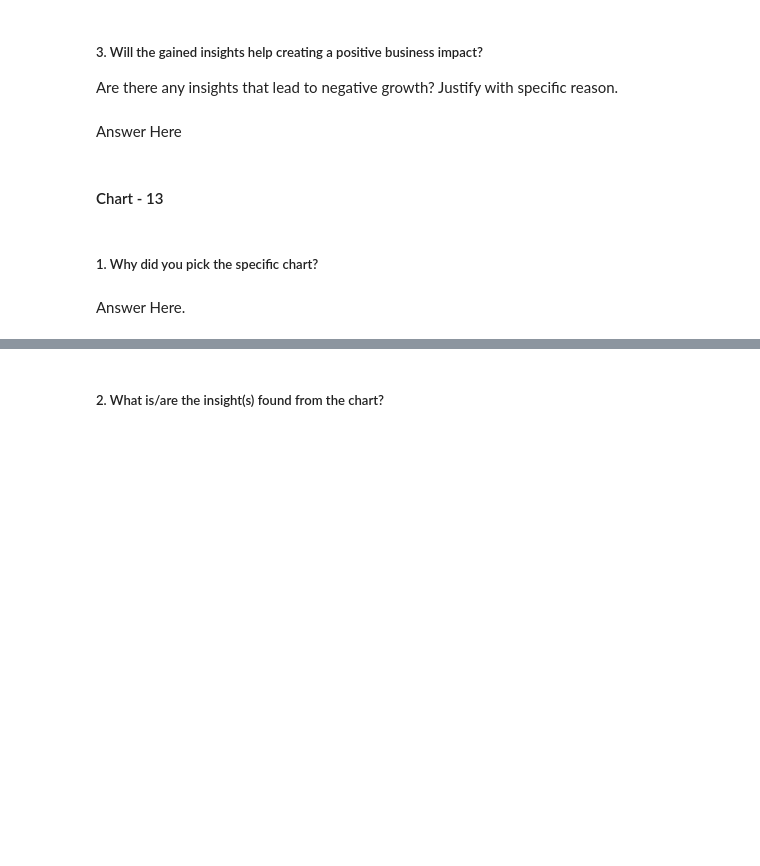
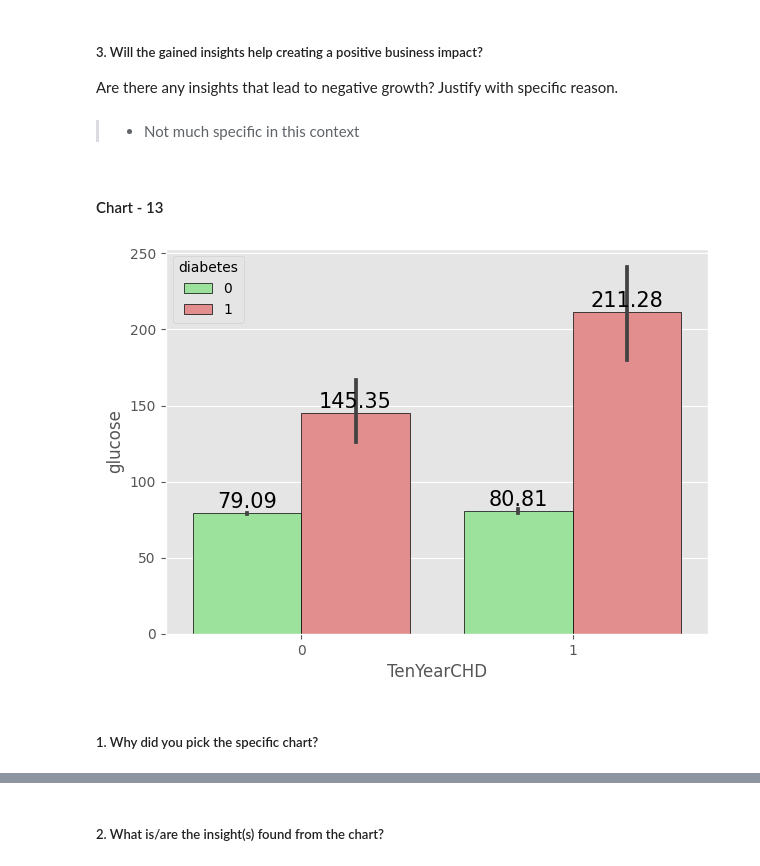
Before and after one commit to ashish-mali/Classification-Cardiovascular-Risk-Prediction, a Jupyter notebook: Cardiovascular_Risk_Prediction_Capstone_Project.ipynb, the cells around one changed output, grey strips where cells are left out. Saved outputs shown, nothing was run; the diff lists cells and outputs as text; code cells hidden in the pictures; blank space fills up the shorter version.

```diff
--- a/Cardiovascular_Risk_Prediction_Capstone_Project.ipynb
+++ b/Cardiovascular_Risk_Prediction_Capstone_Project.ipynb
@@ -1375,7 +1430,7 @@ Answer Here
 # %% [markdown]
 ##### 3. Will the gained insights help creating a positive business impact?
 Are there any insights that lead to negative growth? Justify with specific reason.
-# %% [markdown]
-Answer Here
+# %% [markdown]
+>* Not much specific in this context
 # %% [markdown]
 #### Chart - 13
@@ -1384,4 +1437,20 @@ Answer Here
+# %%
+# Chart - 13 visualization code
+# Setting up the titles
+plt.figure(figsize=(7,5))
+
+# Plotting the plots
+plots=sns.barplot(x=df['TenYearCHD'],y=df['glucose'],hue=df['diabetes'],edgecolor='black', palette=["lightgreen","lightcoral"])
+
+# Let's iterate
+for bar in plots.patches:
+    plots.annotate(format(bar.get_height(), '.2f'),
+                   (bar.get_x() + bar.get_width() / 2,
+                    bar.get_height()), ha='center', va='center',
+                   size=15, xytext=(0, 8),
+                   textcoords='offset points')
+plt.show()
+# %% [output]
+[figure, added]
 # %% [markdown]
 ##### 1. Why did you pick the specific chart?
-# %% [markdown]
-Answer Here.
```
Also changed, not shown: parts of 45 cells of this notebook.
